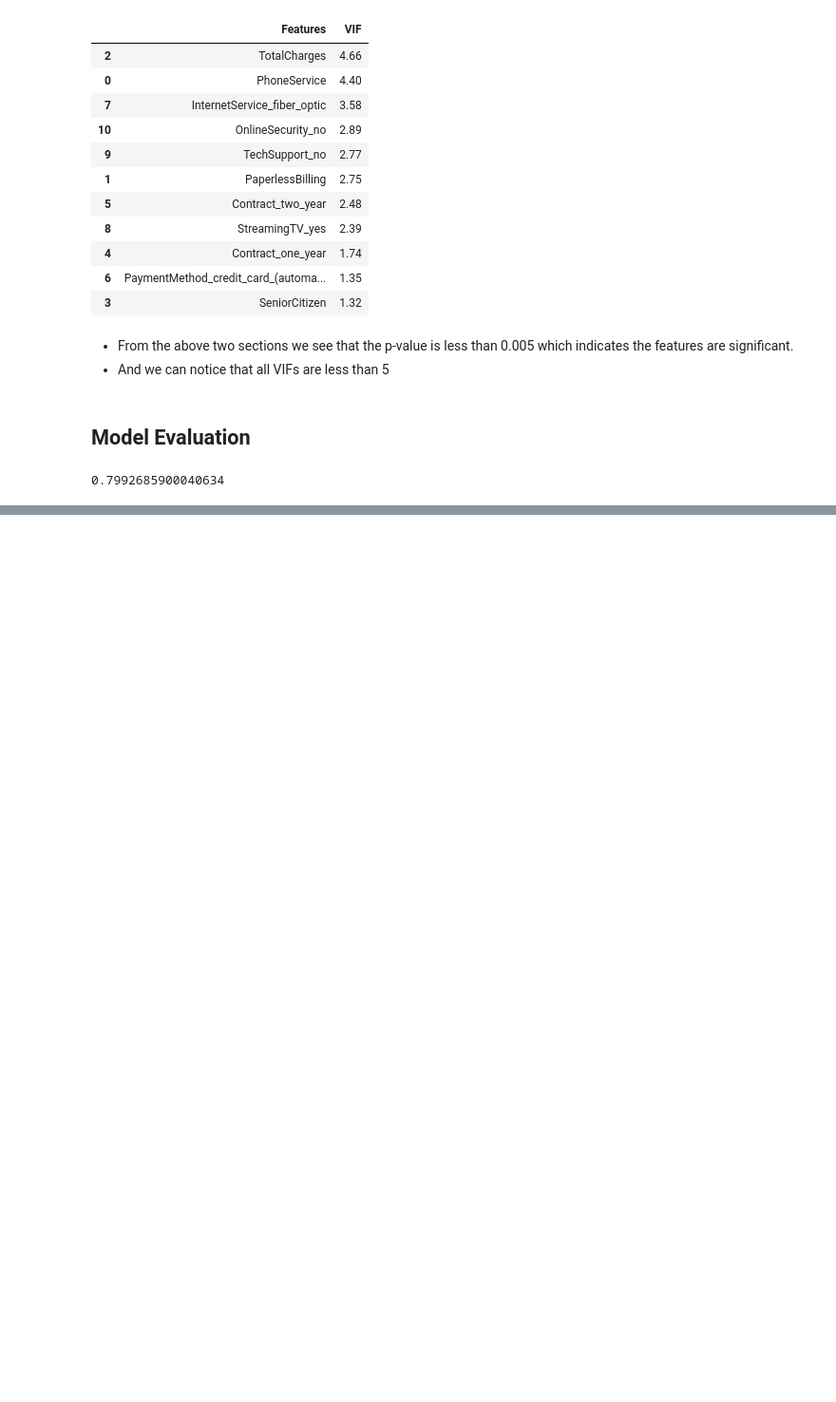
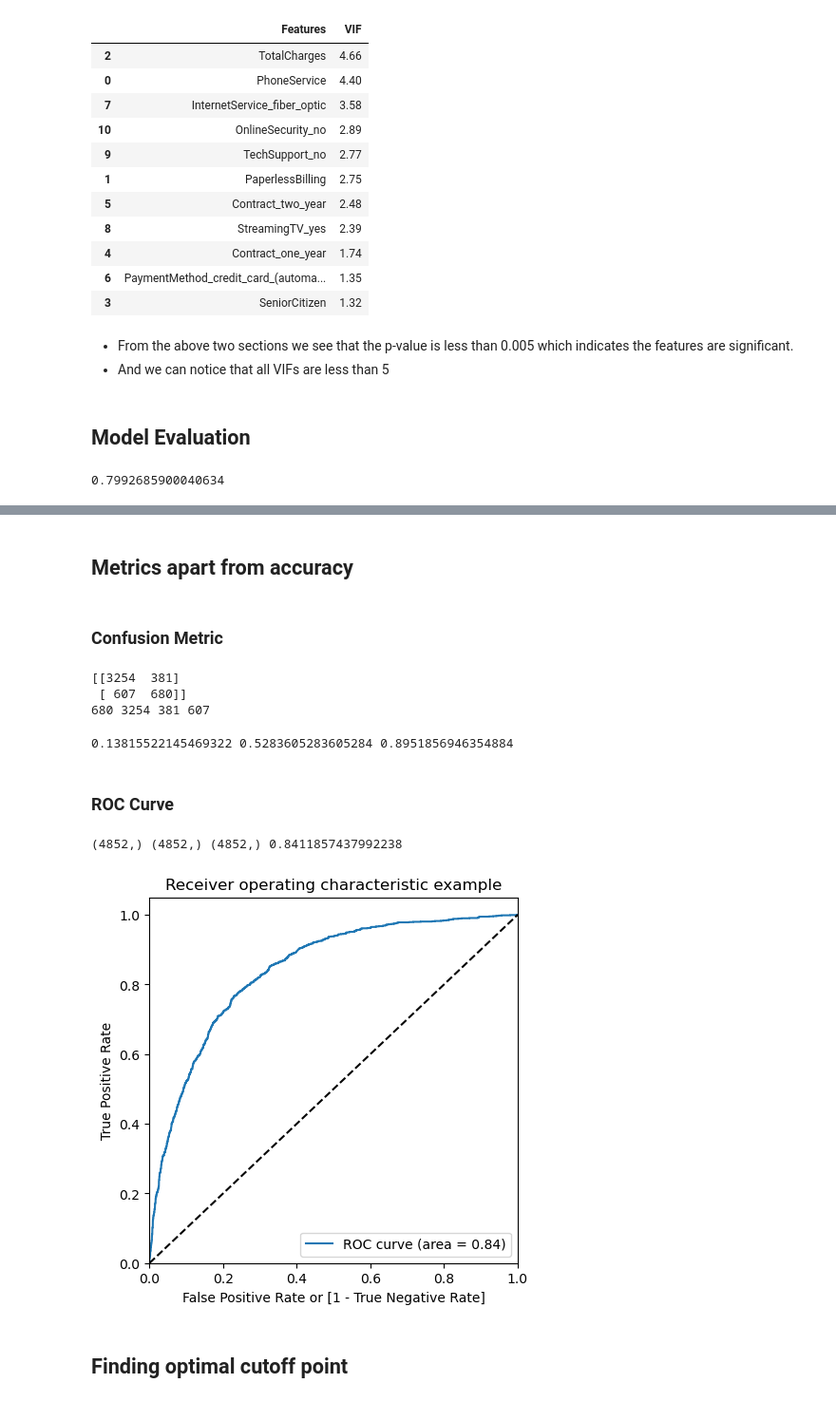
Before and after one commit to venkatpselvam1/DataScienceML, a Jupyter notebook: 003_LogisticRegression/003_MultiVarientAnalysis/002_LogisticRegressionMultiVarient.ipynb, the cells around one changed output, grey strips where cells are left out. Shown at 95% size. Saved outputs shown, nothing was run; the diff lists cells and outputs as text; code cells hidden in the pictures; blank space fills up the shorter version.

```diff
--- a/003_LogisticRegression/003_MultiVarientAnalysis/002_LogisticRegressionMultiVarient.ipynb
+++ b/003_LogisticRegression/003_MultiVarientAnalysis/002_LogisticRegressionMultiVarient.ipynb
@@ -415,7 +415,8 @@ vif
 ## Model Evaluation
 # %%
 X_train_sm = sm.add_constant(X_train.drop(total_rejected_cols, axis=1))
-y_train_pred = logm.predict(X_train_sm).map(lambda x: 1 if x > 0.5 else 0)
+y_train_prob = logm.predict(X_train_sm)
+y_train_pred = y_train_prob.map(lambda x: 1 if x > 0.5 else 0)
 print(accuracy_score(y_train_pred, y_train))
 # %% [output]
 0.7992685900040634
@@ -427,0 +452,49 @@ print(accuracy_score(y_test_pred, y_test))
+# %% [markdown]
+## Metrics apart from accuracy
+# %% [markdown]
+### Confusion Metric
+# %%
+from sklearn.metrics import confusion_matrix
+from sklearn.metrics import roc_curve, roc_auc_score
+cm = confusion_matrix(y_train, y_train_pred)
+print(cm)
+TP = cm[1,1]
+TN = cm[0,0]
+FP = cm[0, 1]
+FN = cm[1, 0]
+total = TP + TN + FP + FN
+print(TP, TN, FP, FN)
+# %% [output]
+[[3254  381]
+ [ 607  680]]
+680 3254 381 607
+# %%
+accuracy = TP / total
+sensitivity = TP / (TP + FN)
+spcificity = TN / (TN + FP)
+print(accuracy, sensitivity, spcificity)
+# %% [output]
+0.13815522145469322 0.5283605283605284 0.8951856946354884
+# %% [markdown]
+### ROC Curve
+# %%
+def draw_roc(y_train, y_train_prob):
+    fpr, tpr, threshods = roc_curve(y_train, y_train_prob, drop_intermediate = False)
+    auc = roc_auc_score(y_train, y_train_prob)
+    plt.figure(figsize=(5, 5))
+    print(threshods.shape, fpr.shape, tpr.shape, auc)
+    plt.plot(fpr, tpr, label='ROC curve (area = %0.2f)' % auc)
+    plt.plot([0,1], [0,1], 'k--')
+    plt.xlim([0.0, 1.0])
+    plt.ylim([0.0, 1.05])
+    plt.xlabel('False Positive Rate or [1 - True Negative Rate]')
+    plt.ylabel('True Positive Rate')
+    plt.title('Receiver operating characteristic example')
+    plt.legend(loc="lower right")
+    plt.show()
+draw_roc(y_train, y_train_prob)
+# %% [output]
+(4852,) (4852,) (4852,) 0.8411857437992238
+[figure, added]
+# %% [markdown]
+## Finding optimal cutoff point
```
Also changed, not shown: parts of 16 cells of this notebook, 1 other file.
